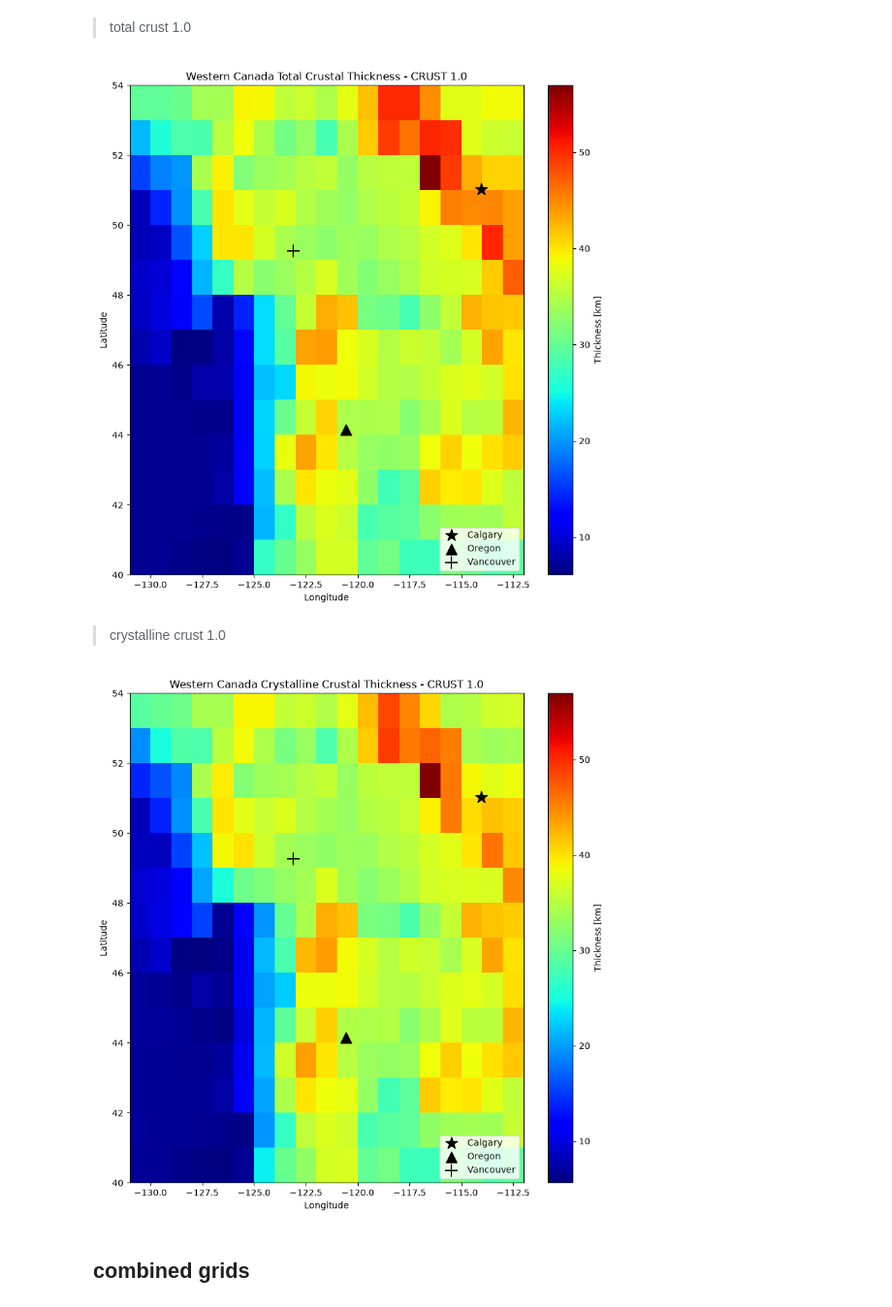
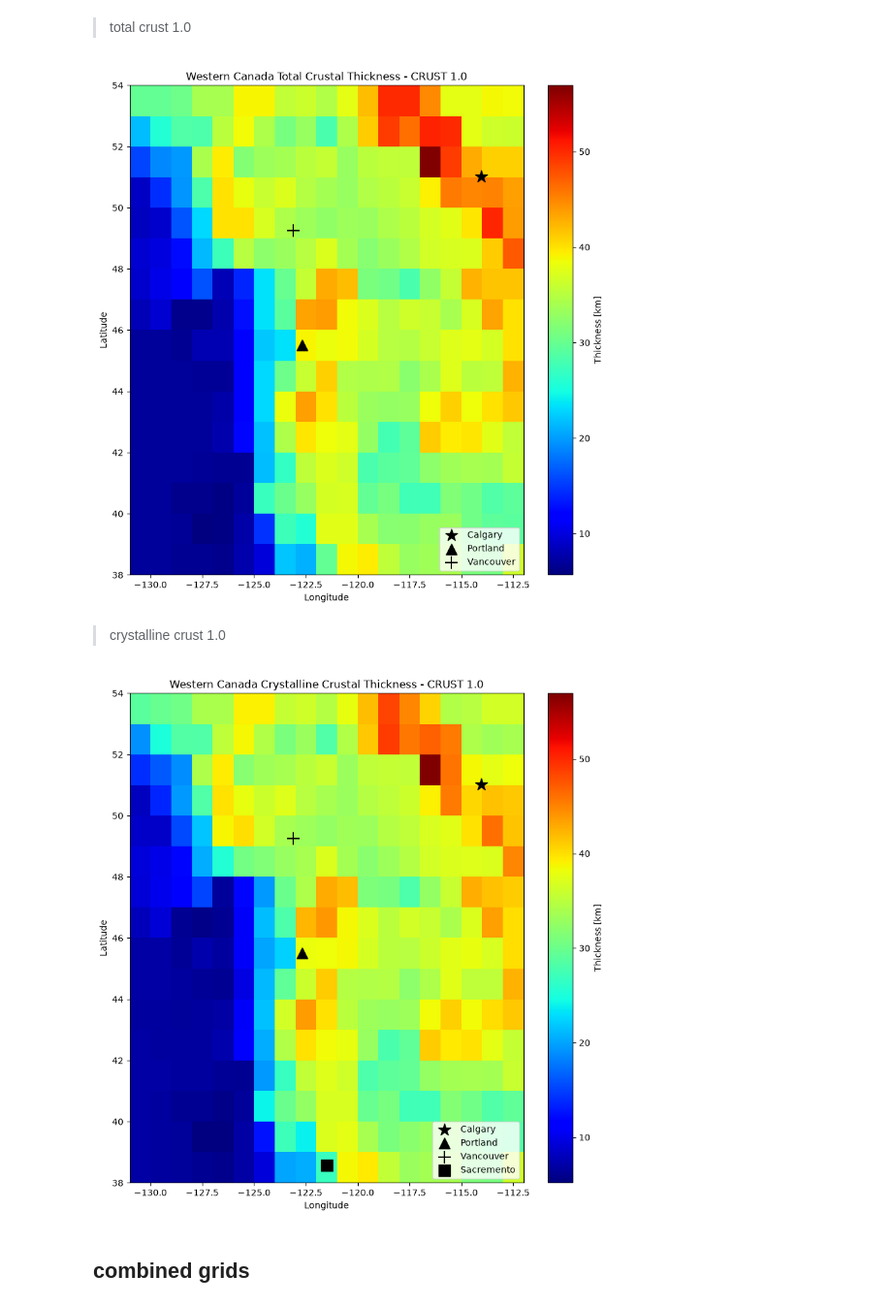
Before and after one commit to sydpas/grav_mag_model, a Jupyter notebook: src/ecm1/TO_ecm1.ipynb, the cells around one changed output. Shown at 97% size. Saved outputs shown, nothing was run; the diff lists cells and outputs as text; code cells hidden in the pictures.

```diff
--- a/src/ecm1/TO_ecm1.ipynb
+++ b/src/ecm1/TO_ecm1.ipynb
@@ -74,7 +74,7 @@ plt.show()
 ### now making AB!
 # %%
 long_min, long_max = -131, -112
-lat_min, lat_max = 40, 54
+lat_min, lat_max = 38, 54
 # %%
 d_E_na = d_E[(d_E['long'].between(long_min, long_max)) & (d_E['lat'].between(lat_min, lat_max))]
 
@@ -233,7 +233,7 @@ fig, ax11 = plt.subplots(figsize=(10, 10))
 pcm_cru_na = ax11.pcolormesh(long, lat, t_na, cmap='jet')
 fig.colorbar(pcm_cru_na, ax=ax11, label='Thickness [km]')
 ax11.scatter(-114.03, 51.02, marker='*', color='black', s=200, label='Calgary')
-ax11.scatter(-120.58, 44.15, marker='^', color='black', s=150, label='Oregon')
+ax11.scatter(-122.68, 45.52, marker='^', color='black', s=150, label='Portland')
 ax11.scatter(-123.12, 49.26, marker='+', color='black', s=200, label='Vancouver')
 
 ax11.set_title('Western Canada Total Crustal Thickness - CRUST 1.0')
@@ -245,28 +245,30 @@ plt.legend(loc='lower right')
 plt.savefig('..\\..\\figures\\ecm1\\crust1.0_cad_grid.png', dpi=400, bbox_inches='tight')
 plt.show()
 # %% [output]
-[figure, old version]
+[figure, new version]
 # %% [markdown]
 > crystalline crust 1.0
 # %%
 fig, ax100 = plt.subplots(figsize=(10, 10))
 
 pcm_cru_res_na = ax100.pcolormesh(long, lat, crust1_res_na, cmap='jet')
 fig.colorbar(pcm_cru_res_na, ax=ax100, label='Thickness [km]')
 ax100.scatter(-114.03, 51.02, marker='*', color='black', s=200, label='Calgary')
-ax100.scatter(-120.58, 44.15, marker='^', color='black', s=150, label='Oregon')
+ax100.scatter(-122.68, 45.52, marker='^', color='black', s=150, label='Portland')
 ax100.scatter(-123.12, 49.26, marker='+', color='black', s=200, label='Vancouver')
+ax100.scatter(-121.49, 38.58, marker='s', color='black', s=150, label='Sacremento')
+
 
 ax100.set_title('Western Canada Crystalline Crustal Thickness - CRUST 1.0')
 ax100.set_xlabel('Longitude')
 ax100.set_ylabel('Latitude')
 
 plt.legend(loc='lower right')
 
 plt.savefig('..\\..\\figures\\ecm1\\res_crust1.0_cad_grid.png', dpi=400, bbox_inches='tight')
 plt.show()
 # %% [output]
-[figure, old version]
+[figure, new version]
 # %% [markdown]
 ## combined grids
 # %%
```
Also changed, not shown: parts of 3 cells of this notebook, 10 other files.
